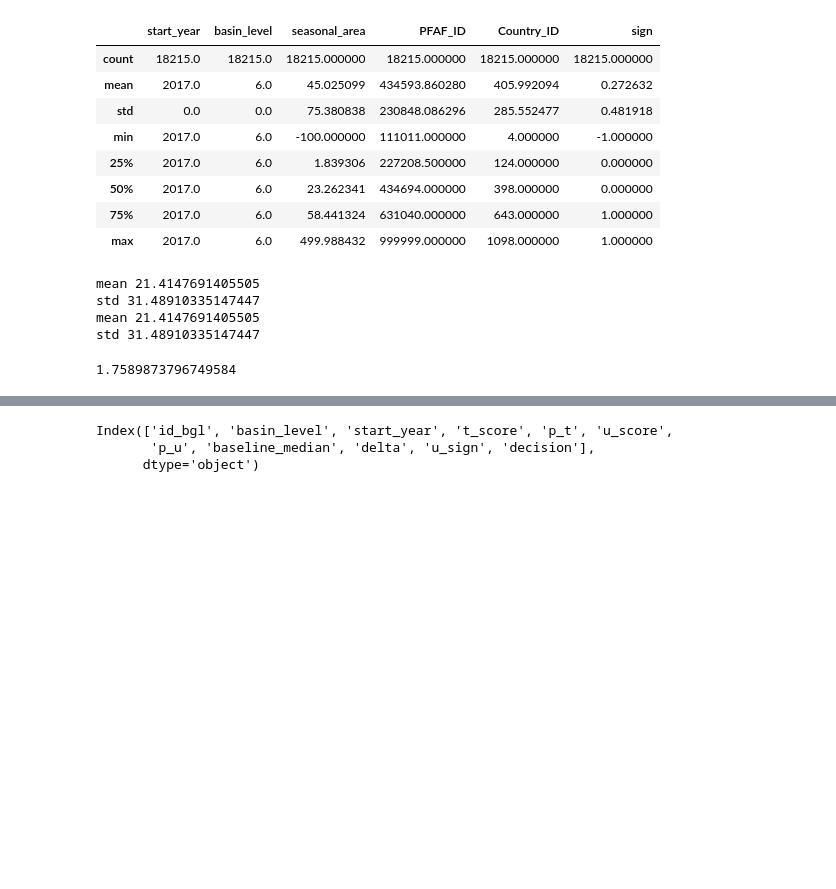
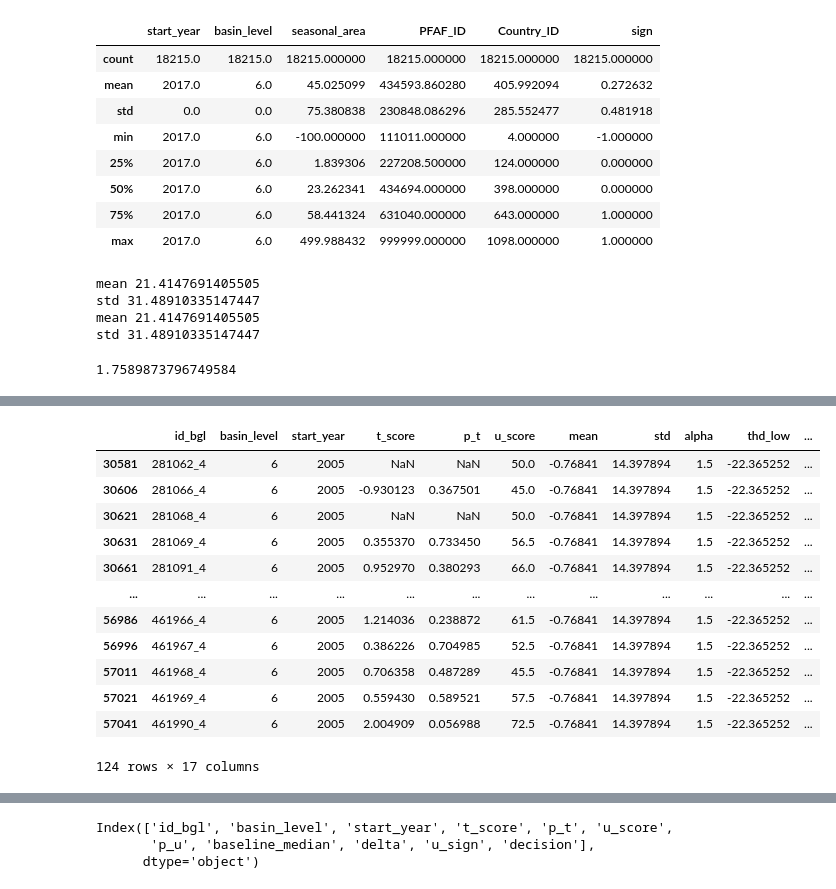
Before and after one commit to puzhao8/SDG661-Fresh-Water, a Jupyter notebook: testbed_V1.ipynb, the cells around one changed output, grey strips where cells are left out. Cells and saved outputs as stored; diff of their text form; code cells hidden in the pictures; blank space fills up the shorter version.

```diff
--- a/testbed_V1.ipynb
+++ b/testbed_V1.ipynb
@@ -268,0 +391,19 @@ KeyError: "['mean', 'std', 'thd_low', 'thd_high', 'alpha', 'p_thd'] not in index
+# %%
+df = pd.read_csv("outputs_utest_V1_decision\Permanent_water\permanent_area/basins_level_6_utest.csv")
+df['adm0_code'] = df['id_bgl'].transform(lambda x: eval(x.split("_")[-1]))
+
+df[df['adm0_code']==4][df['start_year']==2005]
+# %% [output]
+|  | id_bgl | basin_level | start_year | t_score | p_t | u_score | mean | std | alpha | thd_low | ... |
+| 30581 | 281062_4 | 6 | 2005 | NaN | NaN | 50.0 | -0.76841 | 14.397894 | 1.5 | -22.365252 | ... |
+| 30606 | 281066_4 | 6 | 2005 | -0.930123 | 0.367501 | 45.0 | -0.76841 | 14.397894 | 1.5 | -22.365252 | ... |
+| 30621 | 281068_4 | 6 | 2005 | NaN | NaN | 50.0 | -0.76841 | 14.397894 | 1.5 | -22.365252 | ... |
+| 30631 | 281069_4 | 6 | 2005 | 0.355370 | 0.733450 | 56.5 | -0.76841 | 14.397894 | 1.5 | -22.365252 | ... |
+| 30661 | 281091_4 | 6 | 2005 | 0.952970 | 0.380293 | 66.0 | -0.76841 | 14.397894 | 1.5 | -22.365252 | ... |
+| ... | ... | ... | ... | ... | ... | ... | ... | ... | ... | ... | ... |
+| 56986 | 461966_4 | 6 | 2005 | 1.214036 | 0.238872 | 61.5 | -0.76841 | 14.397894 | 1.5 | -22.365252 | ... |
+| 56996 | 461967_4 | 6 | 2005 | 0.386226 | 0.704985 | 52.5 | -0.76841 | 14.397894 | 1.5 | -22.365252 | ... |
+| 57011 | 461968_4 | 6 | 2005 | 0.706358 | 0.487289 | 45.5 | -0.76841 | 14.397894 | 1.5 | -22.365252 | ... |
+| 57021 | 461969_4 | 6 | 2005 | 0.559430 | 0.589521 | 57.5 | -0.76841 | 14.397894 | 1.5 | -22.365252 | ... |
+| 57041 | 461990_4 | 6 | 2005 | 2.004909 | 0.056988 | 72.5 | -0.76841 | 14.397894 | 1.5 | -22.365252 | ... |
+124 rows × 17 columns
```
Also changed, not shown: parts of 13 cells of this notebook, 2 other files.
